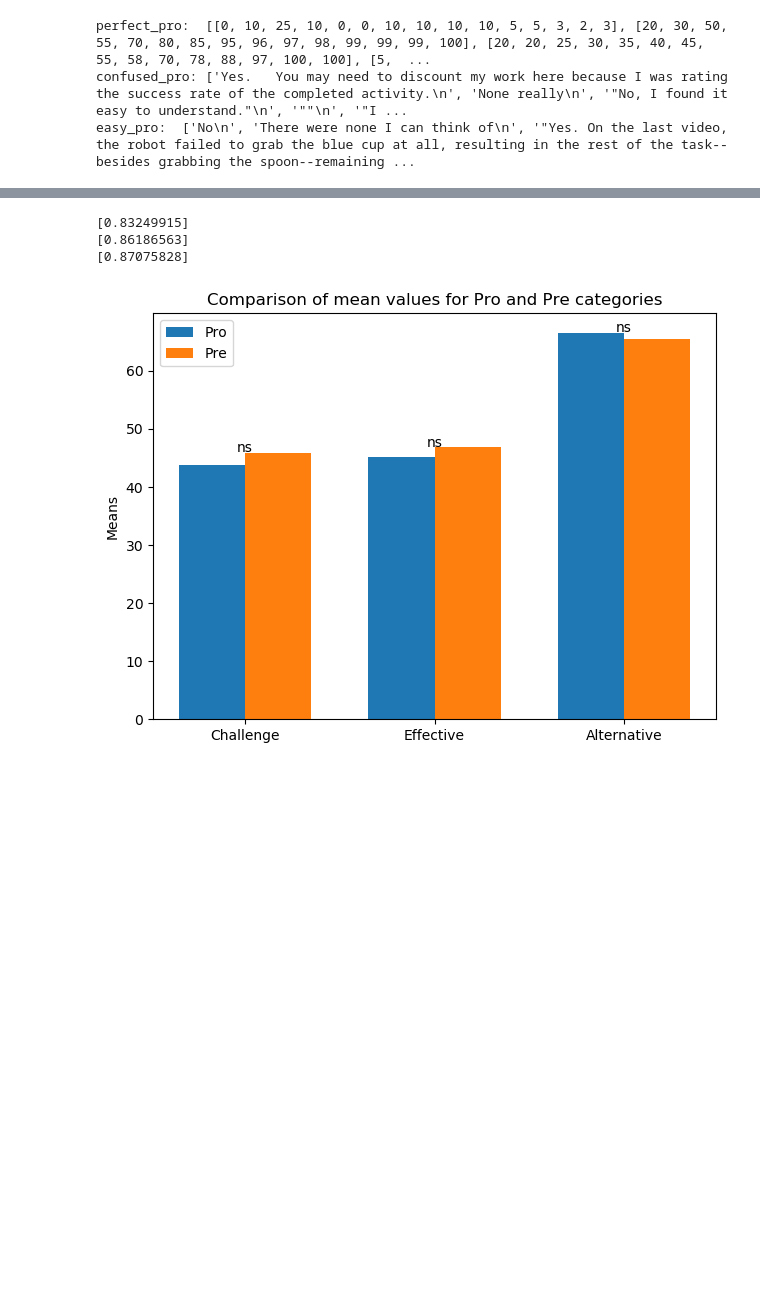
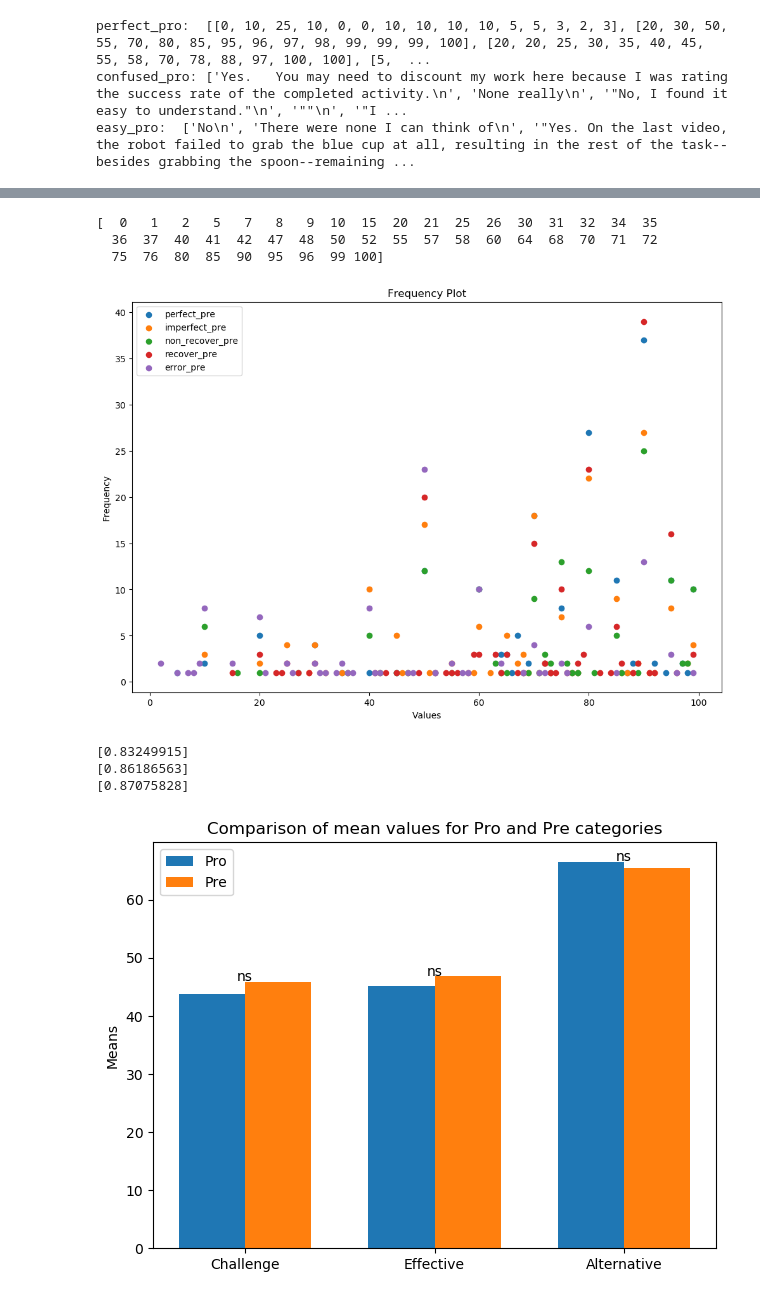
Before and after one commit to HangYu8123/Online_study_website, a Jupyter notebook: Phase_2/data/data_ana_phase2.ipynb, the cells around one changed output, grey strips where cells are left out. Saved outputs shown, nothing was run; the diff lists cells and outputs as text; code cells hidden in the pictures; blank space fills up the shorter version.

```diff
--- a/Phase_2/data/data_ana_phase2.ipynb
+++ b/Phase_2/data/data_ana_phase2.ipynb
@@ -370 +378,27 @@ plt.show()
+# %%
+# Combine all arrays into a list of arrays
+all_arrays = [perfect_pre, imperfect_pre, non_recover_pre, recover_pre, error_pre]
+labels = ['perfect_pre', 'imperfect_pre', 'non_recover_pre', 'recover_pre', 'error_pre']
+
+# Initialize the plot
+plt.figure(figsize=(12, 8))
+
+# Loop through each array and plot
+for i, arr in enumerate(all_arrays):
+    unique_elements, counts_elements = np.unique(arr, return_counts=True)
+    plt.scatter(unique_elements[2:-1], counts_elements[2:-1], label=labels[i])
+print(unique_elements)
+# Add labels and title
+plt.xlabel('Values')
+plt.ylabel('Frequency')
+plt.title('Frequency Plot')
+plt.legend()
+
+# Show the plot
+plt.show()
+# %% [output]
+[  0   1   2   5   7   8   9  10  15  20  21  25  26  30  31  32  34  35
+  36  37  40  41  42  47  48  50  52  55  57  58  60  64  68  70  71  72
+  75  76  80  85  90  95  96  99 100]
+[figure, added]
 # %%
```
Also changed, not shown: parts of 5 cells of this notebook.
